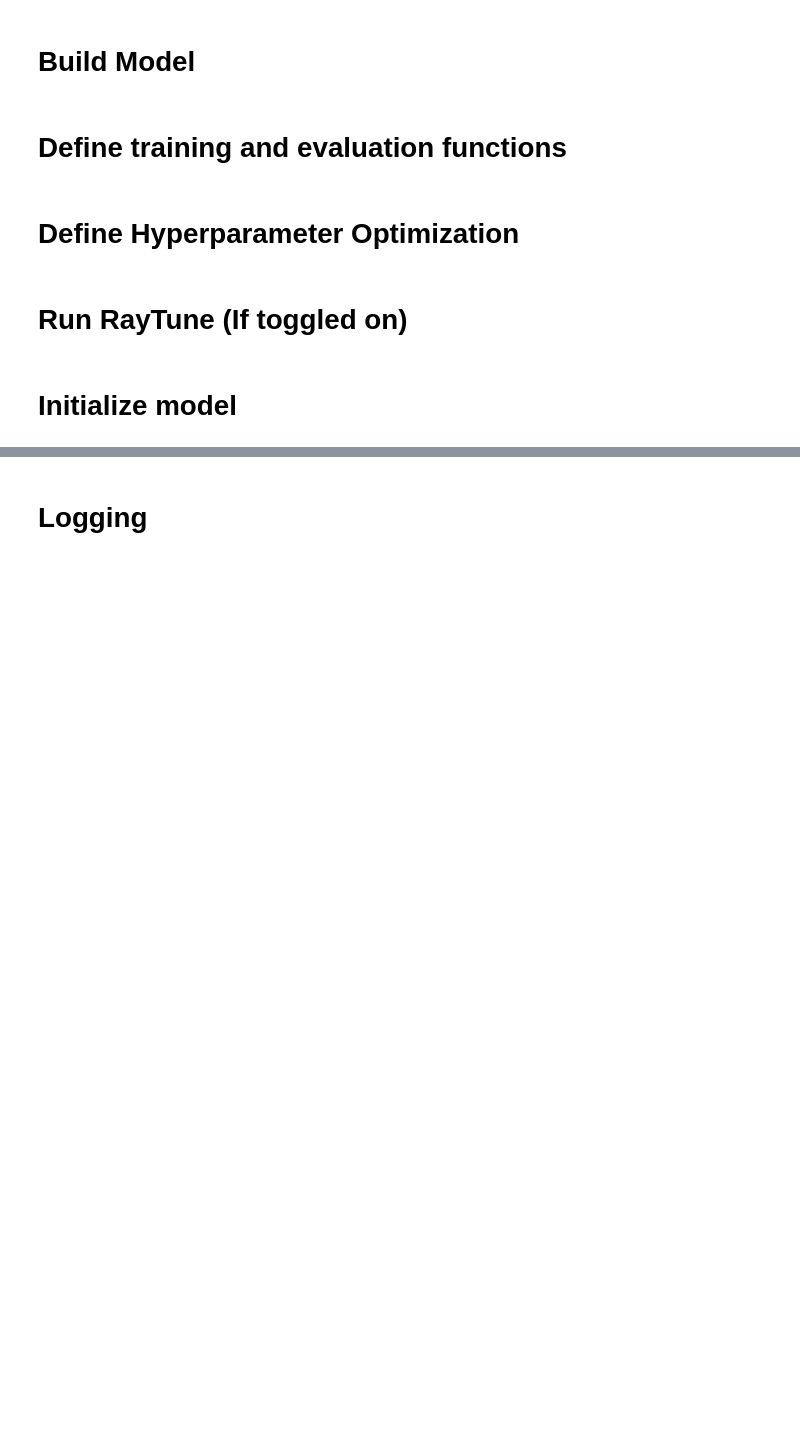
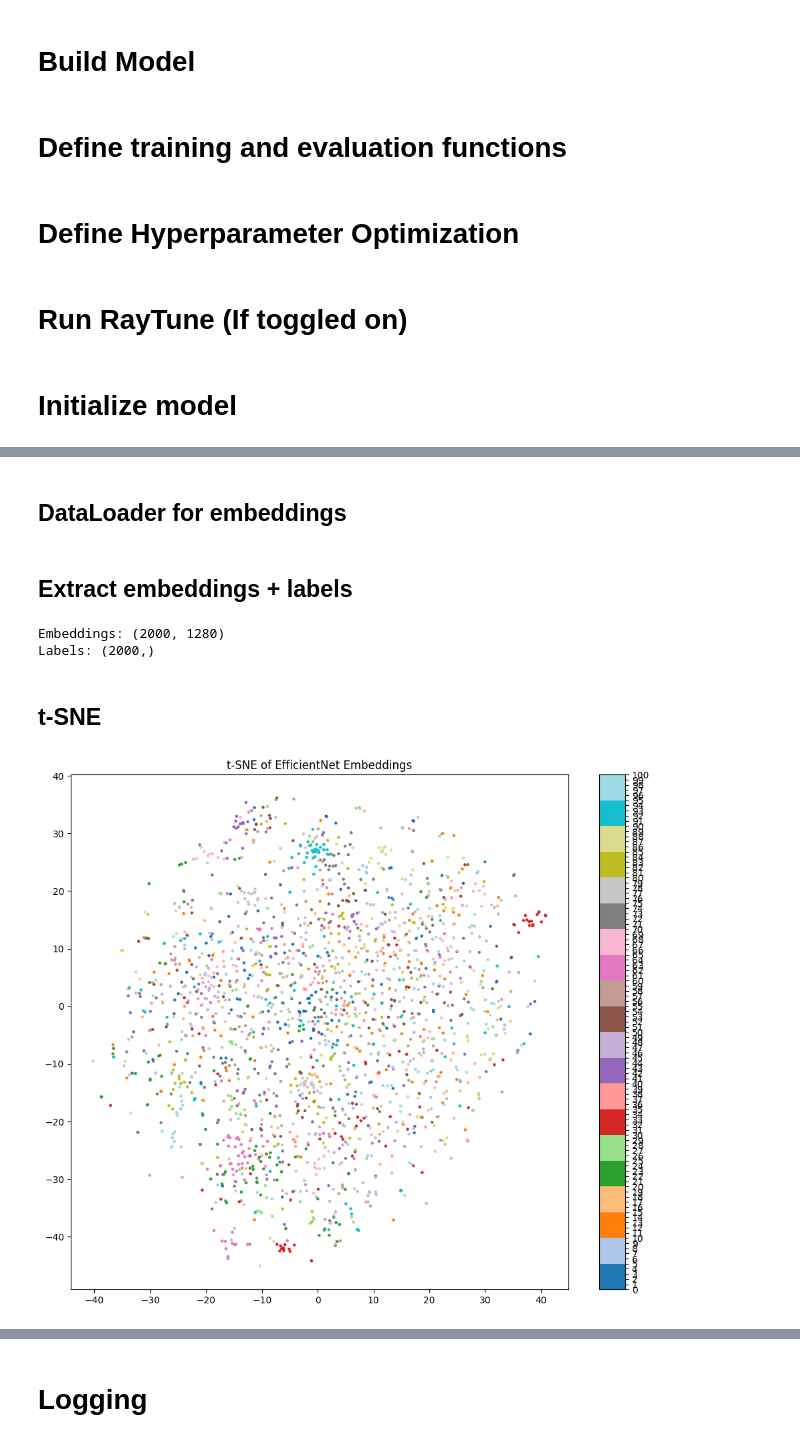
Before and after one commit to DanyalYor/IMTL, a Jupyter notebook: Pipeline.ipynb, the cells around one changed output, grey strips where cells are left out. Cells and saved outputs as stored; diff of their text form; code cells hidden in the pictures; blank space fills up the shorter version.

```diff
--- a/Pipeline.ipynb
+++ b/Pipeline.ipynb
@@ -5,7 +5,7 @@ MODEL_1 = True
 MODEL_2 = False
 
 RUN_RAYTUNE = False
-USE_FULL_DATASET = False  # If false, use small dataset instead (10K pictures, 100 per class)
+USE_FULL_DATASET = True  # If false, use small dataset instead (10K pictures, 100 per class)
 
 NUM_EPOCHS = 5
 
@@ -347,4 +391,4 @@ if RUN_RAYTUNE:
 # Initialize model
 # %%
 if not RUN_RAYTUNE:
-    model, optimizer, criterion = build_model(1e-3, num_classes)
+    model, optimizer, criterion = build_model_1(1e-3, num_classes)
@@ -350,0 +431,2 @@ if not RUN_RAYTUNE:
+# %% [markdown]
+## DataLoader for embeddings
@@ -350,0 +447,44 @@ if not RUN_RAYTUNE:
+# %% [markdown]
+## Extract embeddings + labels
+# %%
+emb_list = []
+lab_list = []
+num_seen = 0
+
+with torch.no_grad():
+    for imgs, labels in tqdm(embed_loader, desc="Extracting embeddings"):
+        imgs = imgs.to(device)
+        feats = feat_model(imgs)  # (B, 1280)
+        emb_list.append(feats.cpu())
+        lab_list.append(labels.clone())
+
+        num_seen += imgs.size(0)
+        if num_seen >= MAX_SAMPLES:
+            break
+
+embeddings = torch.cat(emb_list, dim=0)[:MAX_SAMPLES].numpy()
+labels     = torch.cat(lab_list, dim=0)[:MAX_SAMPLES].numpy()
+
+print("Embeddings:", embeddings.shape)
+print("Labels:", labels.shape)
+# %% [output]
+Embeddings: (2000, 1280)
+Labels: (2000,)
+# %% [markdown]
+## t-SNE
+# %%
+# Too many classes → subsample classes or points
+N = min(2000, len(embeddings))
+X = embeddings[:N]
+y = labels[:N]
+
+tsne = TSNE(n_components=2, perplexity=30, learning_rate=200)
+X_2d = tsne.fit_transform(X)
+
+plt.figure(figsize=(12, 10))
+scatter = plt.scatter(X_2d[:, 0], X_2d[:, 1], c=y[:N], cmap='tab20', s=5)
+plt.title("t-SNE of EfficientNet Embeddings")
+plt.colorbar(scatter, ticks=range(len(set(y[:N]))))
+plt.show()
+# %% [output]
+[figure, added]
```
Also changed, not shown: parts of 18 cells of this notebook.
